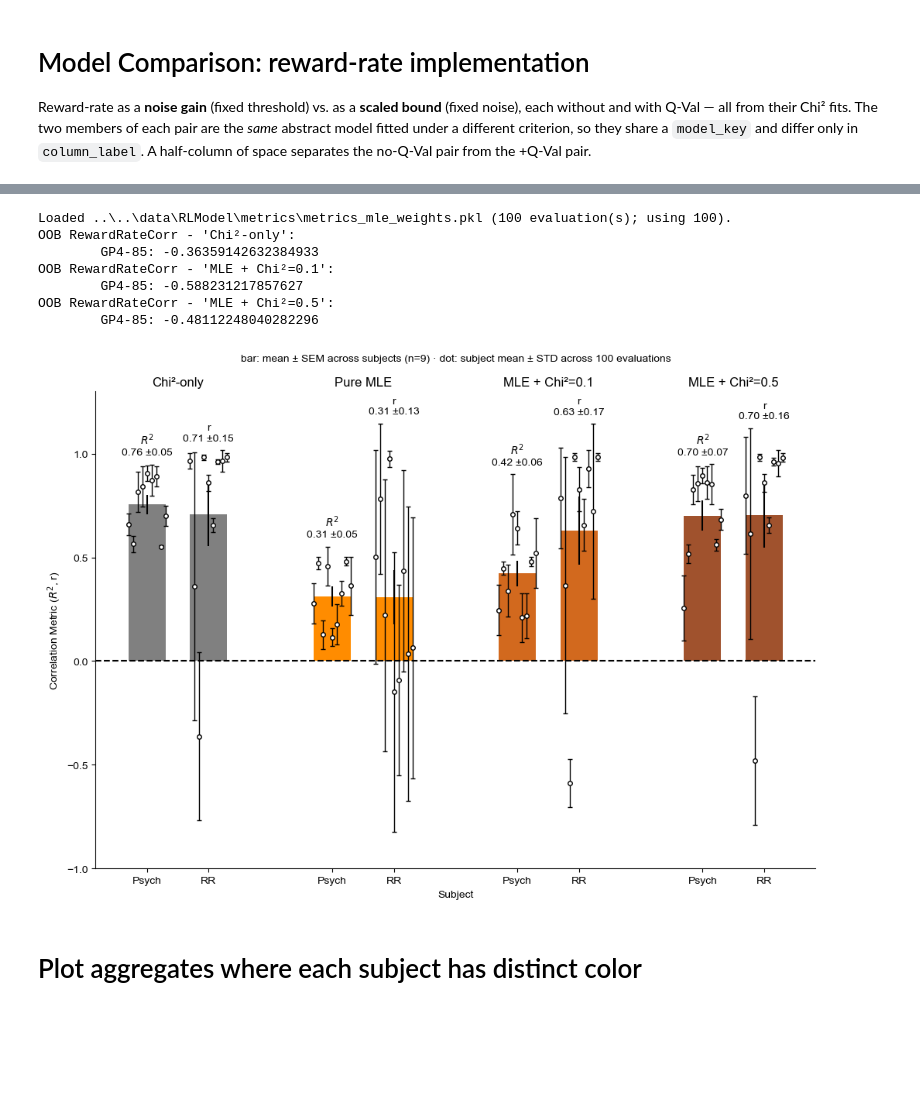
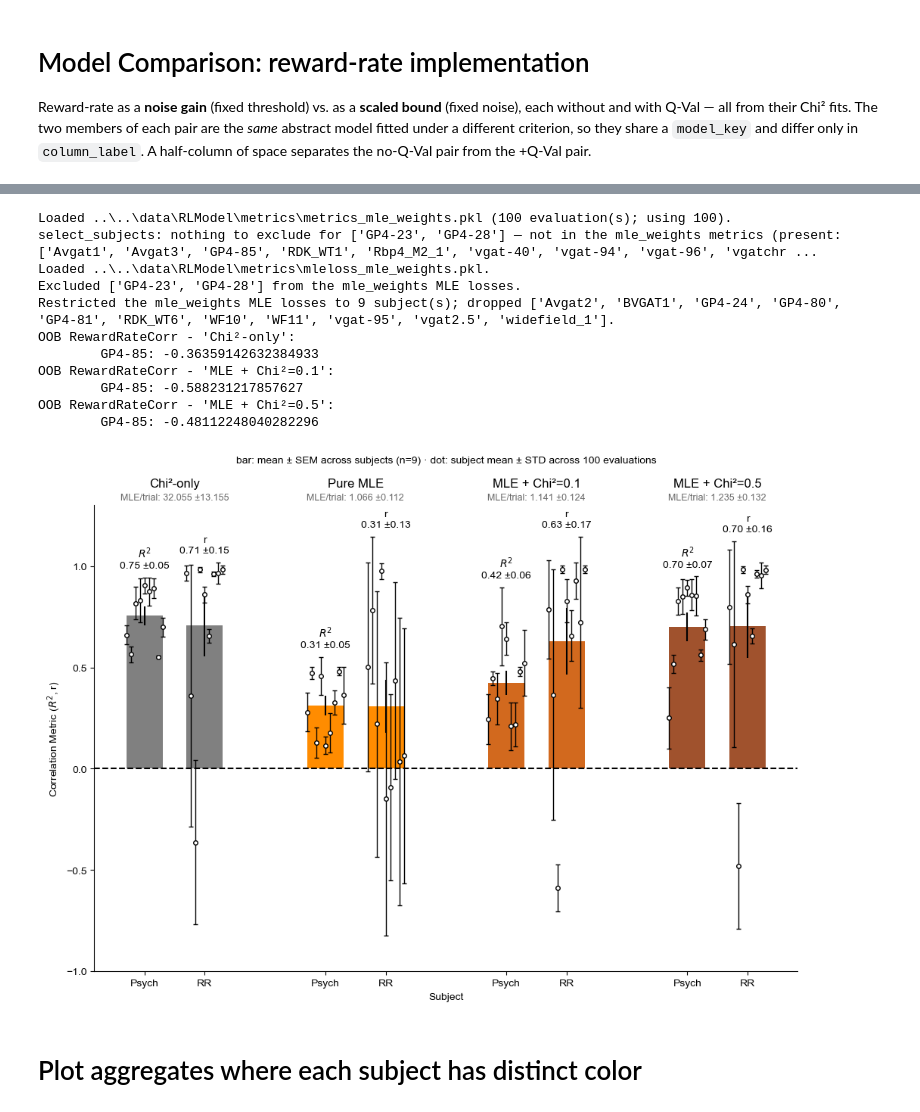
Before and after one commit to oraby/paper_fast_slow, a Jupyter notebook: code/rlmodel/model_analysis.ipynb, the cells around one changed output, grey strips where cells are left out. Saved outputs shown, nothing was run; the diff lists cells and outputs as text; code cells hidden in the pictures; blank space fills up the shorter version.

```diff
--- a/code/rlmodel/model_analysis.ipynb
+++ b/code/rlmodel/model_analysis.ipynb
@@ -85,8 +107,15 @@ SAVE_FIGS = True
 # Load all mice data
 # %%
 from .model import compare
+from .model.aggregate import select_subjects
 
 # Loads + prepares the behavior dataframe exactly as the fitting code does
 # (avg reward rate, size reduction, trial extension so every session has the
 # same length, SessId/DVabs/Q/RewardRate columns).
 df_behavior = compare.prepare_behavior_df()
+
+# Drop the imaging-only animals here too, so the cells that read df_behavior
+# directly (reward rate, prev-outcome quantiles, subject colours) see the same
+# cohort as the cached model frames.
+df_behavior = select_subjects(df_behavior, exclude=EXCLUDE_SUBJECTS,
+                              what="behavior dataframe")
@@ -127,6 +153,7 @@ sim_cache = {}
 metrics_df = load_or_collect_metrics(
     fits, FIG1L_SPECS, df_behavior, cache_name="fig1l",
     num_evaluations=NUM_EVALUATIONS, n_psych_fits=N_PSYCH_FITS,
-    force_recompute=FORCE_RECOMPUTE, sim_cache=sim_cache)
+    force_recompute=FORCE_RECOMPUTE, require_cache=REQUIRE_CACHE,
+    exclude_subjects=EXCLUDE_SUBJECTS, sim_cache=sim_cache)
 processed_df_dict = per_spec_frames(metrics_df)
 display(metrics_df.head())
@@ -426,27 +478,51 @@ One model — reward-rate (noise gain) + Q-Val — across fitting criteria: a **
 # %%
+from .model.aggregate import load_or_collect_mle_losses
 from .model.aggregate_plot import plot_aggregates
+
+MLE_CRITERION_SPECS = [CHI2_ONLY_RRQ_SPEC, *MLE_WEIGHT_SPECS]
 
 metrics_mle = load_or_collect_metrics(
     fits, MLE_WEIGHT_SPECS, df_behavior, cache_name="mle_weights",
     num_evaluations=NUM_EVALUATIONS, n_psych_fits=N_PSYCH_FITS,
-    force_recompute=FORCE_RECOMPUTE)
+    force_recompute=FORCE_RECOMPUTE, require_cache=REQUIRE_CACHE,
+    exclude_subjects=EXCLUDE_SUBJECTS)
 # Prepend a Chi²-only reference column. Its fit is this same model's
 # Chi²-Noise column, already collected for Fig. 1l -- borrow those rows
 # from that frame (relabeled) instead of re-simulating them.
 chi2_rows = rows_for_spec_from(metrics_df, CHI2_ONLY_RRQ_SPEC)
 metrics_mle_full = pd.concat([chi2_rows, metrics_mle], ignore_index=True)
 
-ax = plot_aggregates(metrics_mle_full, [CHI2_ONLY_RRQ_SPEC, *MLE_WEIGHT_SPECS],
-                     num_evaluations=PLOT_NUM_EVALUATIONS)
+# Every column's fitted params re-scored under the SAME pure-MLE objective --
+# the only likelihood comparable across these bars, since each column's own
+# stored OptimRes.fun is whatever objective IT minimized. This is one
+# deterministic pass per subject (no seeds, nothing to repeat), so unlike the
+# metrics there is nothing to borrow from Fig. 1l: the Chi²-only column is
+# scored here alongside the rest.
+mle_losses_df = load_or_collect_mle_losses(
+    fits, MLE_CRITERION_SPECS, df_behavior, cache_name="mle_weights",
+    force_recompute=FORCE_RECOMPUTE, require_cache=REQUIRE_CACHE,
+    exclude_subjects=EXCLUDE_SUBJECTS,
+    # Scoring covers every subject in the fit files; the bars cover only
+    # those that cleared MIN_NUM_TRIALS. Pin the annotation to the bars'
+    # cohort or it averages a different, larger set of animals.
+    subjects=metrics_mle_full.Name.unique())
+
+ax = plot_aggregates(metrics_mle_full, MLE_CRITERION_SPECS,
+                     num_evaluations=PLOT_NUM_EVALUATIONS,
+                     mle_losses=mle_losses_df)
 if SAVE_FIGS:
     ax.figure.savefig(f"{save_prefix}/aggregates_R2_mle_weights.svg",
                       bbox_inches="tight", dpi=300)
 # %% [output]
 Loaded ..\..\data\RLModel\metrics\metrics_mle_weights.pkl (100 evaluation(s); using 100).
+select_subjects: nothing to exclude for ['GP4-23', 'GP4-28'] — not in the mle_weights metrics (present: ['Avgat1', 'Avgat3', 'GP4-85', 'RDK_WT1', 'Rbp4_M2_1', 'vgat-40', 'vgat-94', 'vgat-96', 'vgatchr ...
+Loaded ..\..\data\RLModel\metrics\mleloss_mle_weights.pkl.
+Excluded ['GP4-23', 'GP4-28'] from the mle_weights MLE losses.
+Restricted the mle_weights MLE losses to 9 subject(s); dropped ['Avgat2', 'BVGAT1', 'GP4-24', 'GP4-80', 'GP4-81', 'RDK_WT6', 'WF10', 'WF11', 'vgat-95', 'vgat2.5', 'widefield_1'].
 OOB RewardRateCorr - 'Chi²-only':
         GP4-85: -0.36359142632384933
 OOB RewardRateCorr - 'MLE + Chi²=0.1':
         GP4-85: -0.588231217857627
 OOB RewardRateCorr - 'MLE + Chi²=0.5':
         GP4-85: -0.48112248040282296
-[figure, old version]
+[figure, new version]
```
Also changed, not shown: parts of 10 cells of this notebook, 42 other files.
